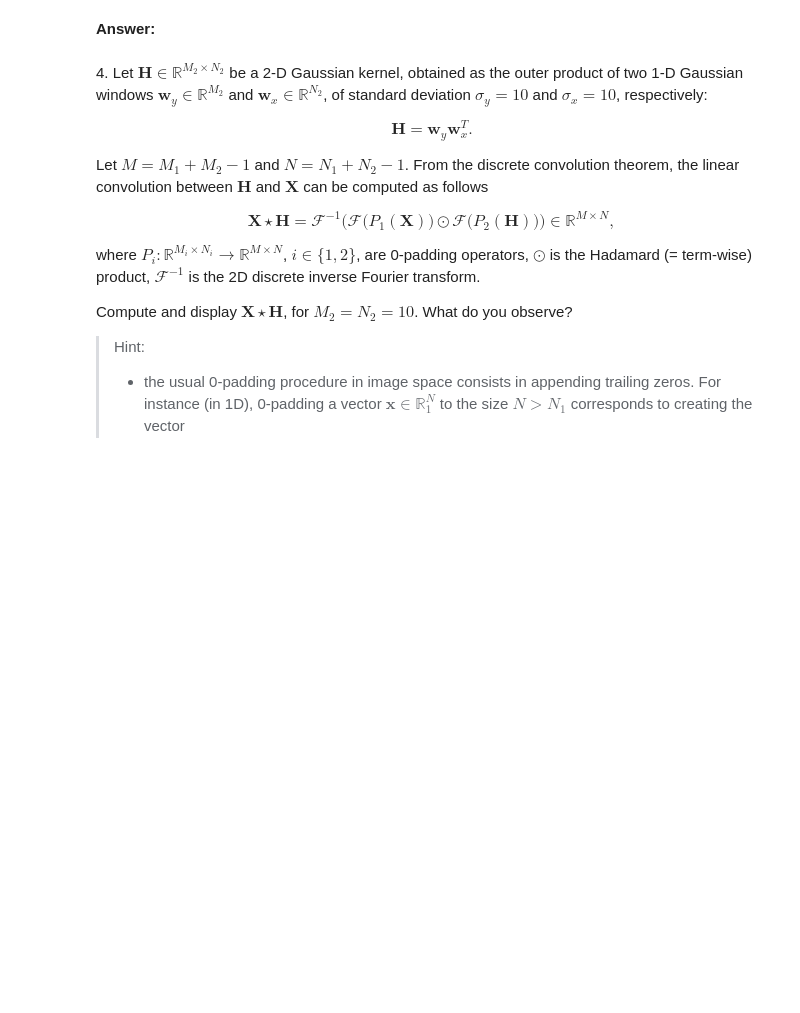
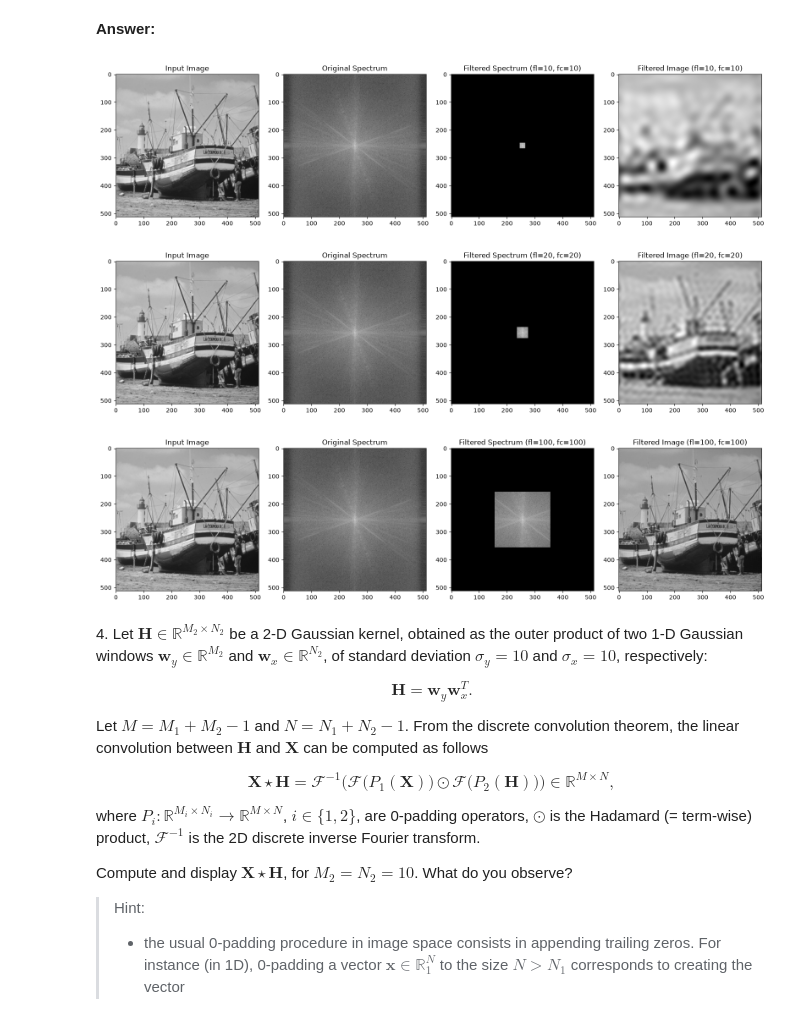
Before and after one commit to alxndrTL/python_sdia, a Jupyter notebook: Labs/Lab3/lab3.ipynb, the cells around one changed output. Drawn from its saved outputs; the diff is of its cells as text; code cells hidden in the pictures; blank space fills up the shorter version.

```diff
--- a/Labs/Lab3/lab3.ipynb
+++ b/Labs/Lab3/lab3.ipynb
@@ -363,3 +362,57 @@ b) Display the filtered image for 2 different values of $\mathbf{f}_c$. What do
+# %%
+def ideal_lowpass_filter(X : np.ndarray, fl : int, fc : int):
+    Y_raw = np.fft.fft2(X)
+    Y_shift = np.fft.fftshift(Y_raw)
+    Y_filter = Y_shift.copy()
+
+    rows, cols = Y_shift.shape
+    crow, ccol = rows//2, cols//2
+
+    Y_filter[:crow - min(fl, crow), :]  = 0  # bande du haut
+    Y_filter[crow + min(fl, crow):, :]  = 0  # bande du bas
+    Y_filter[:, : ccol - min(fc, ccol)]  = 0  # bande gauche
+    Y_filter[:, ccol + min(fc, ccol) :]  = 0  # bande droite
+
+    Y_filter_shift = np.fft.ifftshift(Y_filter) # on remet les basses fréquences aux coins
+    X_back = np.fft.ifft2(Y_filter_shift) #transformée inverse
+    X_back = np.real(X_back)
+
+    return Y_shift, Y_filter, X_back
+
+#refactorisation de la fonction de plot pour afficher les résultats pour différents couples de (fl, fc)
+
+def plot_lowpass_results(X, params):
+    n = len(params)
+    fig, axes = plt.subplots(n, 4, figsize=(16, 4 * n))
+
+    if n == 1:
+        axes = axes[np.newaxis, :]
+
+    for i, (fl, fc) in enumerate(params):
+        Y_shift, Y_filter, X_back = ideal_lowpass_filter(X, fl=fl, fc=fc)
+
+        axes[i, 0].imshow(X, cmap='gray')
+        axes[i, 0].set_title('Input Image')
+
+        axes[i, 1].imshow(20 * np.log(1 + np.abs(Y_shift)), cmap='gray')
+        axes[i, 1].set_title('Original Spectrum')
+
+        axes[i, 2].imshow(20 * np.log(1 + np.abs(Y_filter)), cmap='gray')
+        axes[i, 2].set_title(f'Filtered Spectrum (fl={fl}, fc={fc})')
+
+        axes[i, 3].imshow(X_back, cmap='gray')
+        axes[i, 3].set_title(f'Filtered Image (fl={fl}, fc={fc})')
+
+    plt.tight_layout()
+    plt.show()
+
+plot_lowpass_results(X=X, params=[(10, 10)])
+plot_lowpass_results(X=X, params = [(20,20)])
+plot_lowpass_results(X=X, params = [(100,100)])
+# %% [output]
+[figure, added]
+[figure, added]
+[figure, added]
 # %% [markdown]
 4\. Let $\mathbf{H} \in \mathbb{R}^{M_2\times N_2}$ be a 2-D Gaussian kernel, obtained as the outer product of two 1-D Gaussian windows $\mathbf{w}_y \in \mathbb{R}^{M_2}$ and $\mathbf{w}_x \in \mathbb{R}^{N_2}$, of standard deviation $\sigma_y = 10$ and $\sigma_x = 10$, respectively:
 
```
Also changed, not shown: parts of 4 cells of this notebook, 1 other file.
